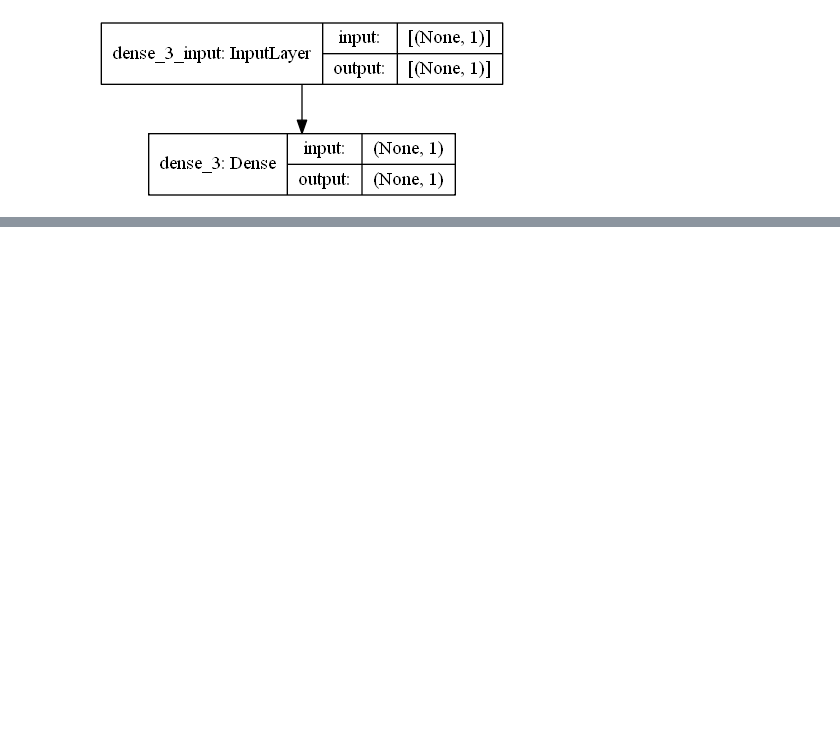
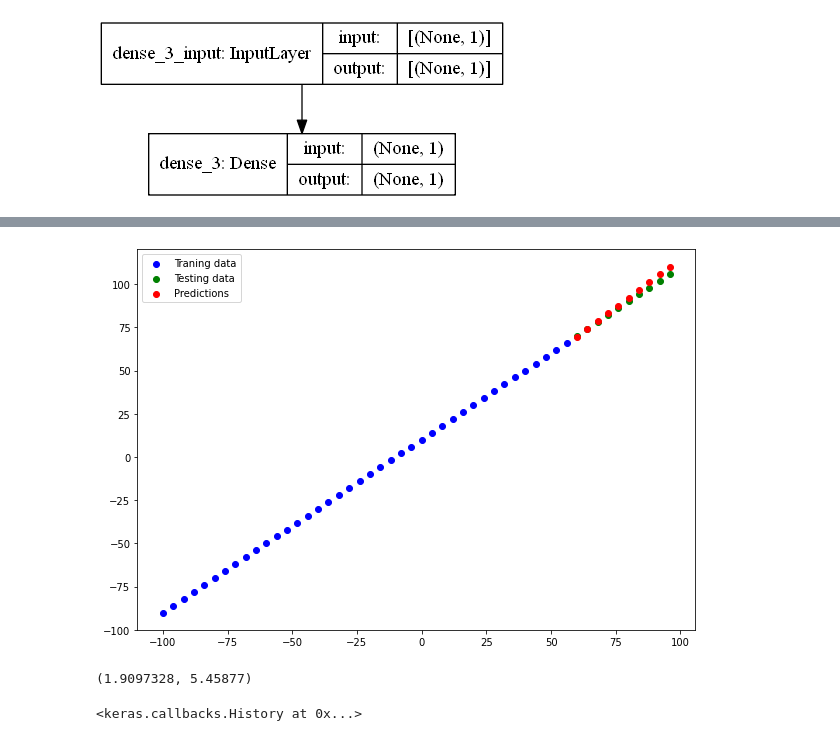
Before and after one commit to qwqw82000/tensorflow_nlp, a Jupyter notebook: tensorflow_002.ipynb, the cells around one changed output, grey strips where cells are left out. Saved outputs shown, nothing was run; the diff lists cells and outputs as text; code cells hidden in the pictures; blank space fills up the shorter version.

```diff
--- a/tensorflow_002.ipynb
+++ b/tensorflow_002.ipynb
@@ -335,0 +496,15 @@ plot_model(model, show_shapes = True)
+# %%
+tf.random.set_seed(42)
+
+model_2 = tf.keras.Sequential([
+    tf.keras.layers.Dense(1),
+    tf.keras.layers.Dense(1)
+])
+
+model_2.compile(
+    loss = tf.keras.losses.mae, # mean absolute error
+    optimizer = tf.keras.optimizers.SGD(), # stochastic gradient descent
+    metrics = ["mae"]
+)
+
+model_2.fit(X_train, y_train, epochs = 100)
@@ -335,0 +530,4 @@ plot_model(model, show_shapes = True)
+# %%
+y_preds_2 = model_2.predict(X_test)
+plot_predictions(predictions = y_preds_2)
+# %% [output]
@@ -335,0 +535,7 @@ plot_model(model, show_shapes = True)
+[figure, added]
+# %%
+mae_2 = mae(y_test, y_preds_2.squeeze()).numpy()
+mse_2 = mse(y_test, y_preds_2.squeeze()).numpy()
+mae_2, mse_2
+# %% [output]
+(1.9097328, 5.45877)
@@ -335,0 +544,17 @@ plot_model(model, show_shapes = True)
+# %%
+tf.random.set_seed(42)
+
+model_3 = tf.keras.Sequential([
+    tf.keras.layers.Dense(1),
+    tf.keras.layers.Dense(1)
+])
+
+model_3.compile(
+    loss = tf.keras.losses.mae, # mean absolute error
+    optimizer = tf.keras.optimizers.SGD(), # stochastic gradient descent
+    metrics = ["mae"]
+)
+
+model_3.fit(X_train, y_train, epochs = 500, verbose = 0)
+# %% [output]
+<keras.callbacks.History at 0x...>
```
Also changed, not shown: parts of 86 cells of this notebook, 9 other files.
